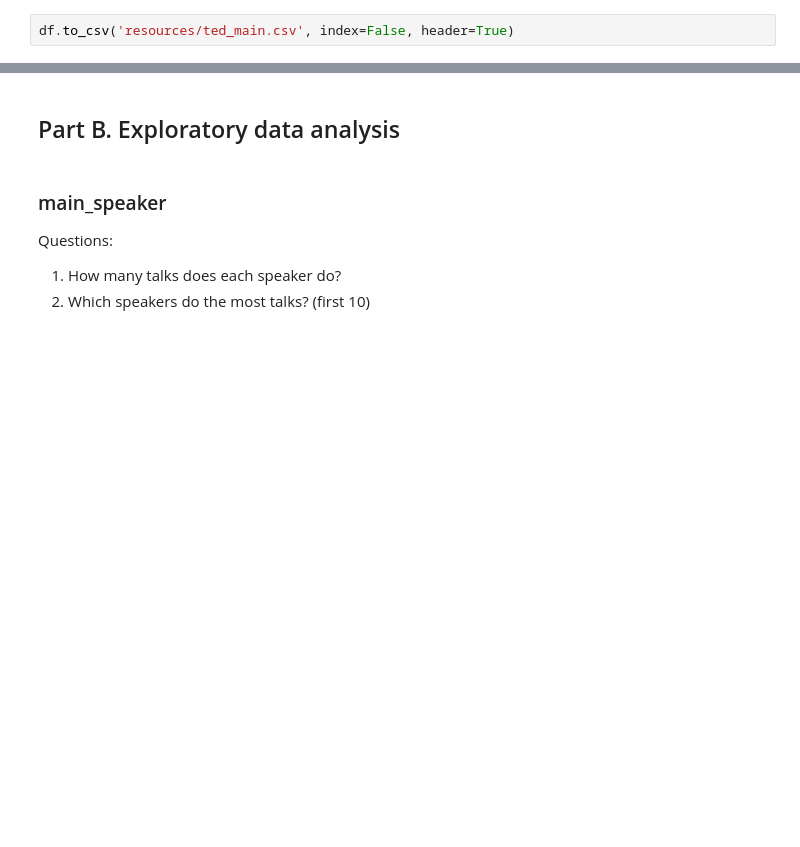
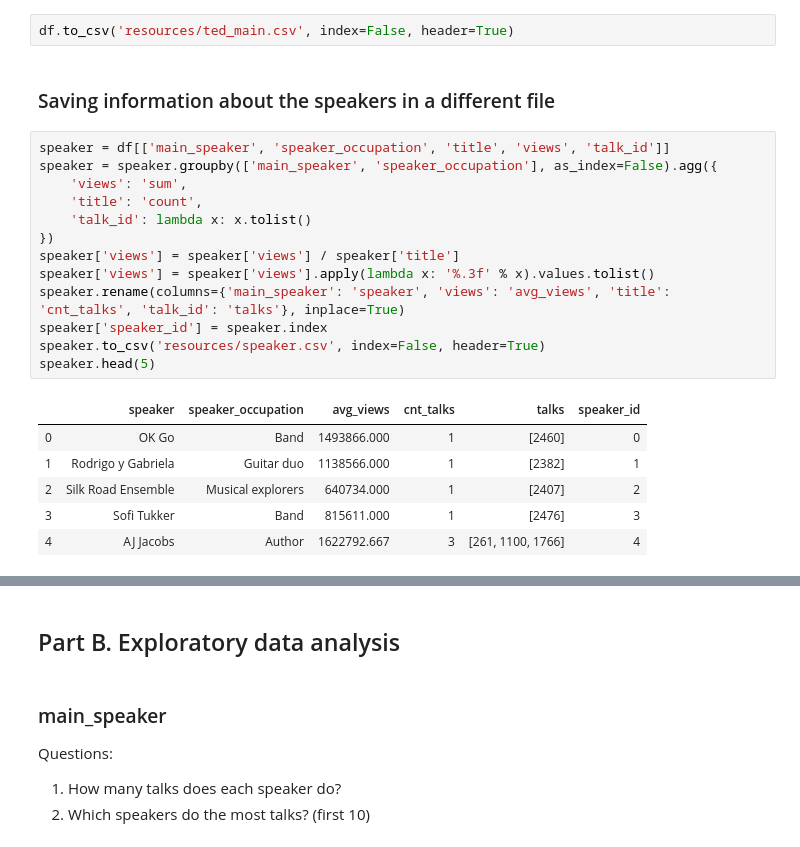
Before and after one commit to tedtalksviz/tedtalksviz.github.io, a Jupyter notebook: Exploratory data analysis.ipynb, the cells around one changed output, grey strips where cells are left out. Cells and saved outputs as stored; diff of their text form; blank space fills up the shorter version.

Commit message:
New speaker data in different file

```diff
--- a/Exploratory data analysis.ipynb
+++ b/Exploratory data analysis.ipynb
@@ -267,2 +275,24 @@ file.close()
 # %%
 df.to_csv('resources/ted_main.csv', index=False, header=True)
+# %% [markdown]
+### Saving information about the speakers in a different file
+# %%
+speaker = df[['main_speaker', 'speaker_occupation', 'title', 'views', 'talk_id']]
+speaker = speaker.groupby(['main_speaker', 'speaker_occupation'], as_index=False).agg({
+    'views': 'sum',
+    'title': 'count',
+    'talk_id': lambda x: x.tolist()
+})
+speaker['views'] = speaker['views'] / speaker['title']
+speaker['views'] = speaker['views'].apply(lambda x: '%.3f' % x).values.tolist()
+speaker.rename(columns={'main_speaker': 'speaker', 'views': 'avg_views', 'title': 'cnt_talks', 'talk_id': 'talks'}, inplace=True)
+speaker['speaker_id'] = speaker.index
+speaker.to_csv('resources/speaker.csv', index=False, header=True)
+speaker.head(5)
+# %% [output]
+|  | speaker | speaker_occupation | avg_views | cnt_talks | talks | speaker_id |
+| 0 | OK Go | Band | 1493866.000 | 1 | [2460] | 0 |
+| 1 | Rodrigo y Gabriela | Guitar duo | 1138566.000 | 1 | [2382] | 1 |
+| 2 | Silk Road Ensemble | Musical explorers | 640734.000 | 1 | [2407] | 2 |
+| 3 | Sofi Tukker | Band | 815611.000 | 1 | [2476] | 3 |
+| 4 | AJ Jacobs | Author | 1622792.667 | 3 | [261, 1100, 1766] | 4 |
```
Also changed, not shown: parts of 17 cells of this notebook, 1 other file.
